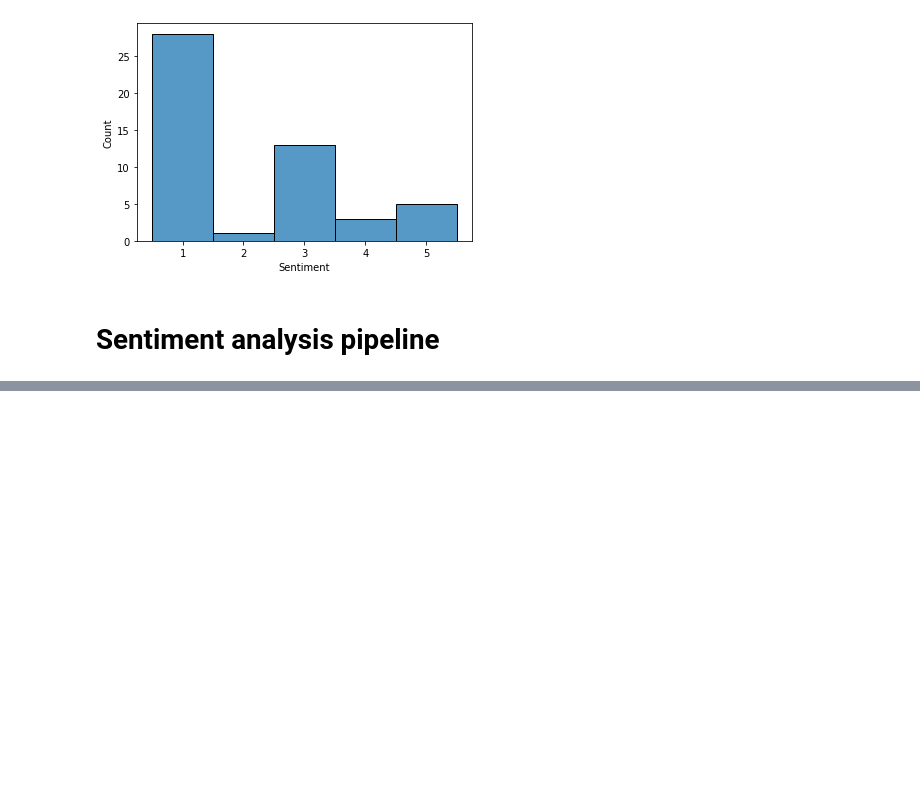
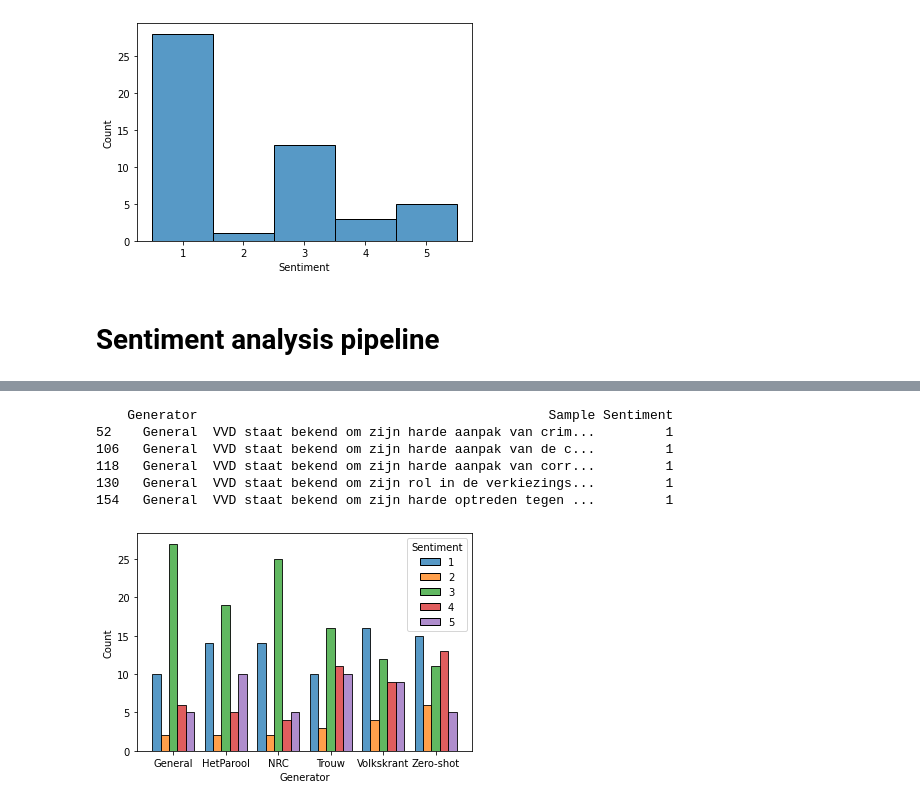
Before and after one commit to Chris-Congleton/MSc-Thesis, a Jupyter notebook: Analysis/TextGeneration.ipynb, the cells around one changed output, grey strips where cells are left out. Cells and saved outputs as stored; diff of their text form; code cells hidden in the pictures; blank space fills up the shorter version.

```diff
--- a/Analysis/TextGeneration.ipynb
+++ b/Analysis/TextGeneration.ipynb
@@ -2025,3 +2057,11 @@ gather_samples("Wopke Hoekstra staat bekend om", generators, iterations=50)
 # %%
-gather_samples("Shell staat bekend om", generators, iterations=50)
+gather_samples("VVD staat bekend om", generators, iterations=50)
+# %% [output]
+    Generator                                             Sample Sentiment
+52    General  VVD staat bekend om zijn harde aanpak van crim...         1
+106   General  VVD staat bekend om zijn harde aanpak van de c...         1
+118   General  VVD staat bekend om zijn harde aanpak van corr...         1
+130   General  VVD staat bekend om zijn rol in de verkiezings...         1
+154   General  VVD staat bekend om zijn harde optreden tegen ...         1
+[figure, added]
 # %%
```
Also changed, not shown: parts of 10 cells of this notebook.
